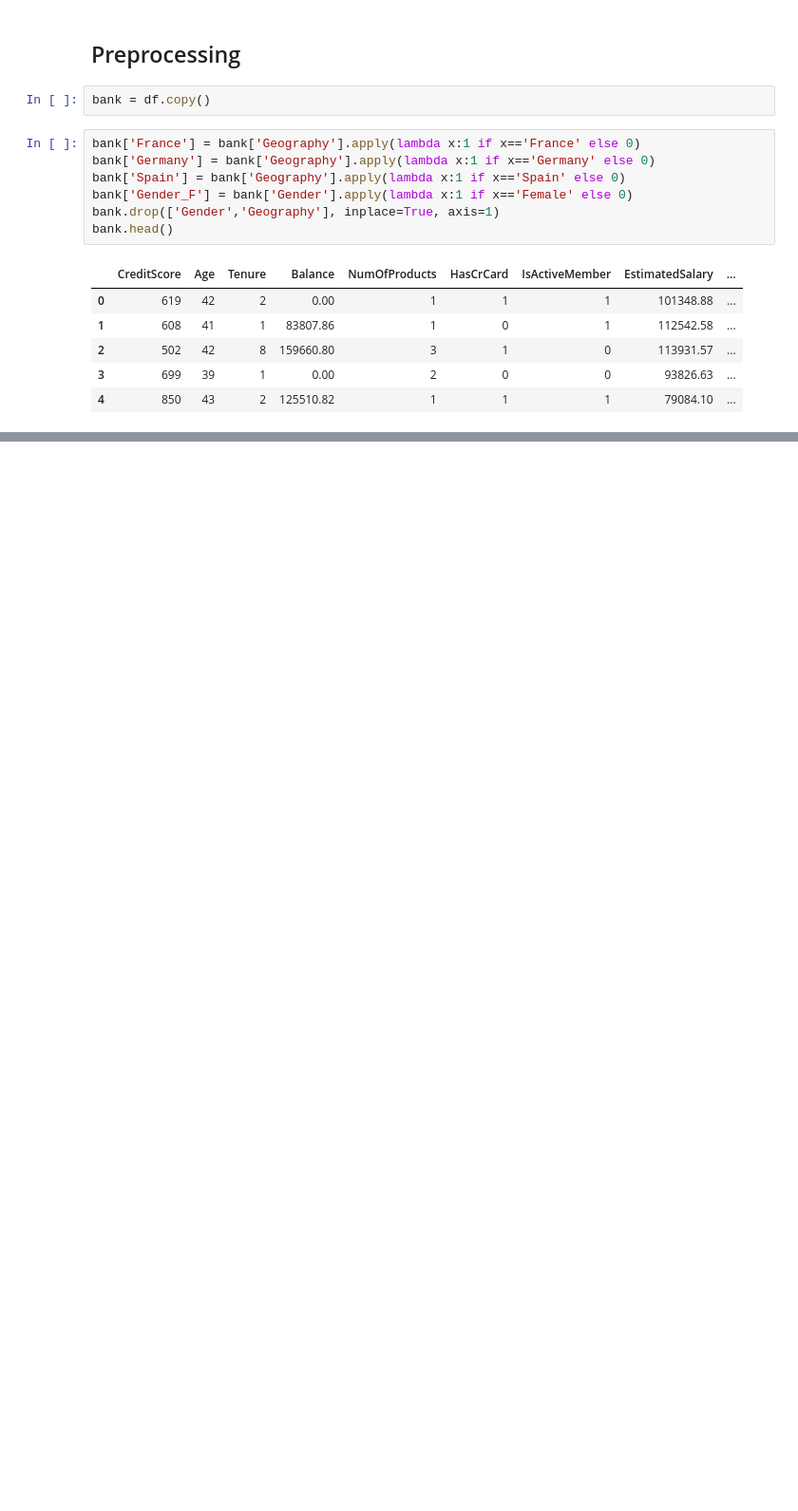
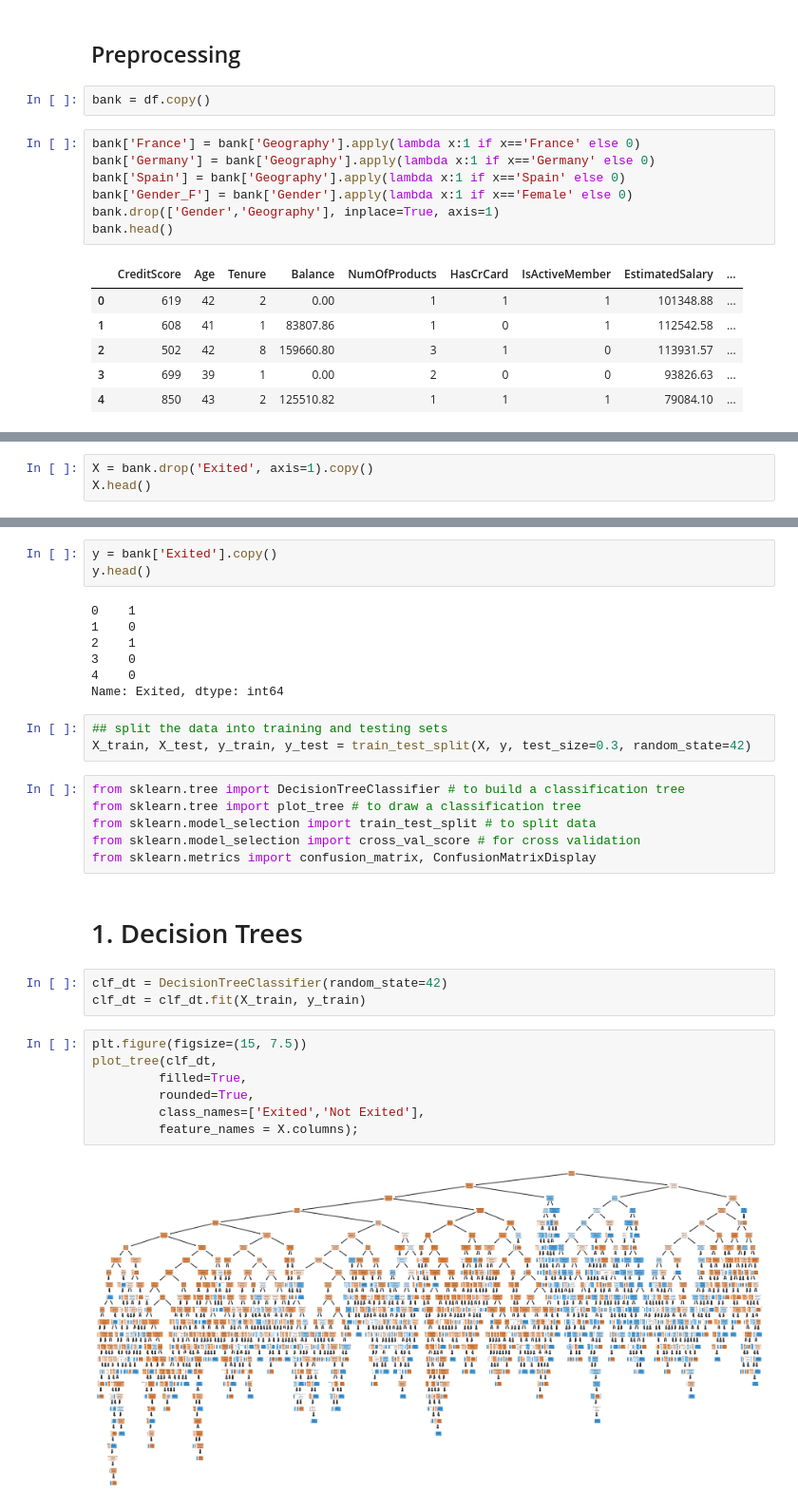
Before and after one commit to mereluo/classfication_bank_user_churn, a Jupyter notebook: 1_EDA.ipynb, the cells around one changed output, grey strips where cells are left out. Shown at 95% size. Cells and saved outputs as stored; diff of their text form; blank space fills up the shorter version.

Commit message:
decisiontrees

```diff
--- a/1_EDA.ipynb
+++ b/1_EDA.ipynb
@@ -82,0 +107,3 @@ bank.head()
+# %%
+X = bank.drop('Exited', axis=1).copy()
+X.head()
@@ -82,0 +117,33 @@ bank.head()
+# %%
+y = bank['Exited'].copy()
+y.head()
+# %% [output]
+0    1
+1    0
+2    1
+3    0
+4    0
+Name: Exited, dtype: int64
+# %%
+## split the data into training and testing sets
+X_train, X_test, y_train, y_test = train_test_split(X, y, test_size=0.3, random_state=42)
+# %%
+from sklearn.tree import DecisionTreeClassifier # to build a classification tree
+from sklearn.tree import plot_tree # to draw a classification tree
+from sklearn.model_selection import train_test_split # to split data
+from sklearn.model_selection import cross_val_score # for cross validation
+from sklearn.metrics import confusion_matrix, ConfusionMatrixDisplay
+# %% [markdown]
+# 1. Decision Trees
+# %%
+clf_dt = DecisionTreeClassifier(random_state=42)
+clf_dt = clf_dt.fit(X_train, y_train)
+# %%
+plt.figure(figsize=(15, 7.5))
+plot_tree(clf_dt,
+         filled=True,
+         rounded=True,
+         class_names=['Exited','Not Exited'],
+         feature_names = X.columns);
+# %% [output]
+[figure, added]
```
Also changed, not shown: parts of 15 cells of this notebook.
